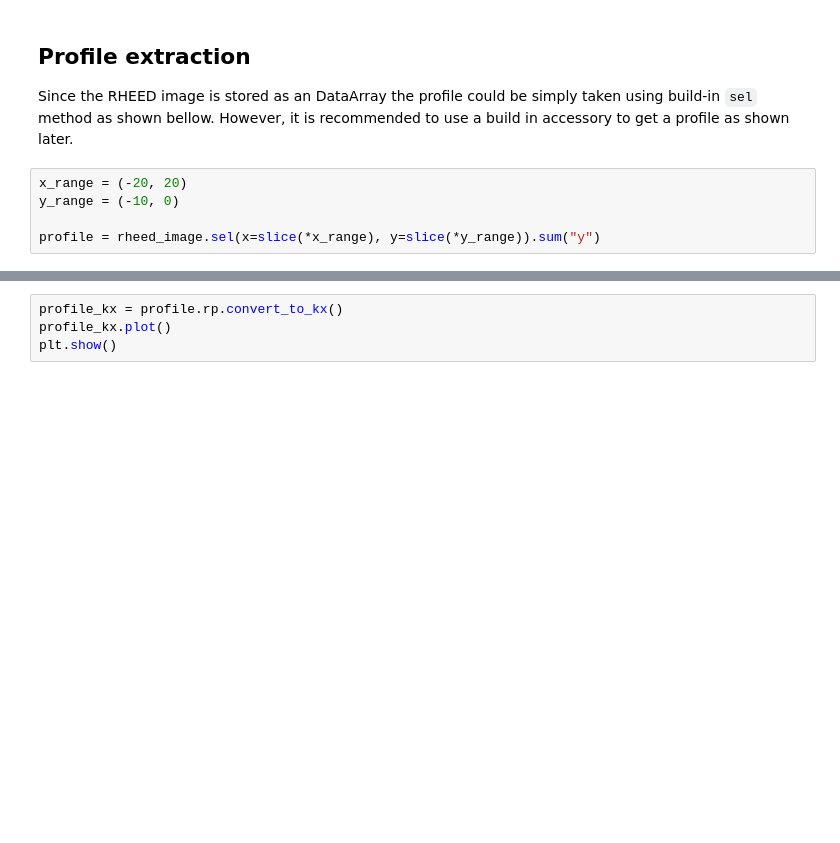
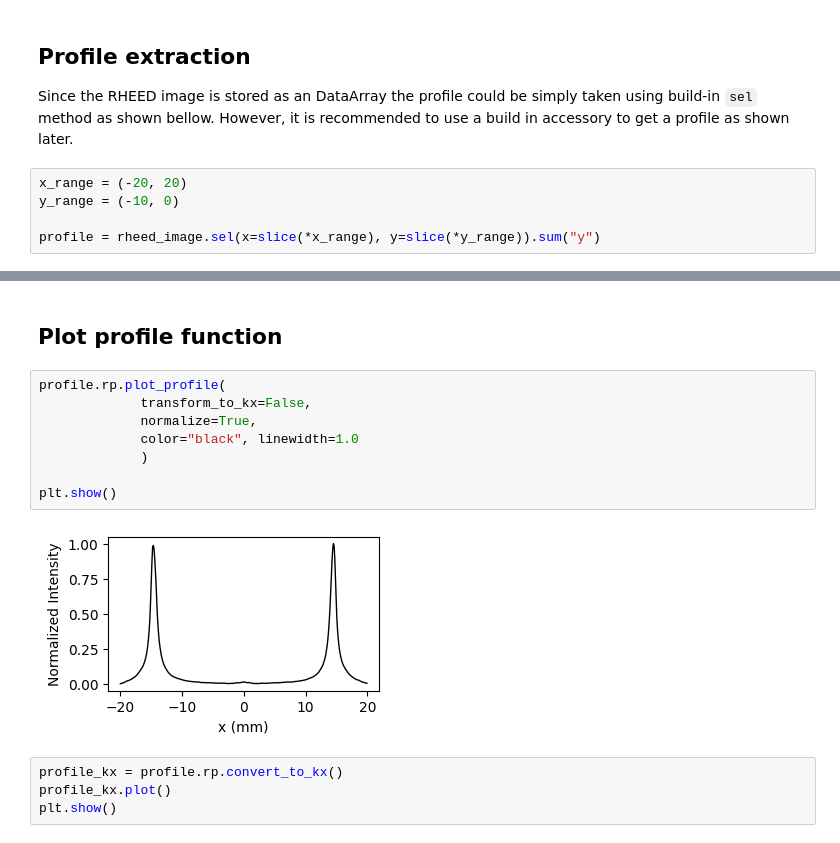
Before and after one commit to mkopciuszynski/xrheed, a Jupyter notebook: docs/source/notebooks/diffraction_profiles.ipynb, the cells around one changed output, grey strips where cells are left out. Saved outputs shown, nothing was run; the diff lists cells and outputs as text; blank space fills up the shorter version.

```diff
--- a/docs/source/notebooks/diffraction_profiles.ipynb
+++ b/docs/source/notebooks/diffraction_profiles.ipynb
@@ -82,3 +87,15 @@ profile.rp
+# %% [markdown]
+## Plot profile function
+# %%
+profile.rp.plot_profile(
+             transform_to_kx=False,
+             normalize=True,
+             color="black", linewidth=1.0
+             )
+
+plt.show()
+# %% [output]
+[figure, added]
 # %%
 profile_kx = profile.rp.convert_to_kx()
 profile_kx.plot()
```
Also changed, not shown: parts of 10 cells of this notebook, 2 other files.
